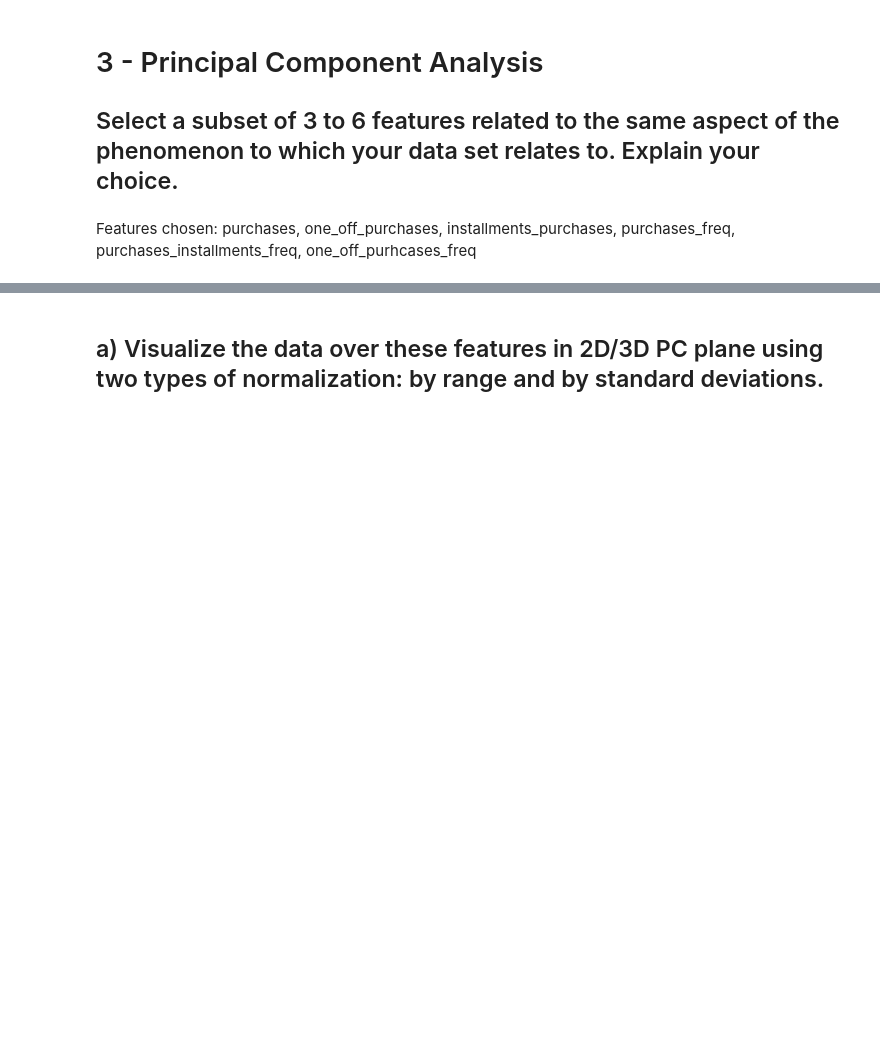
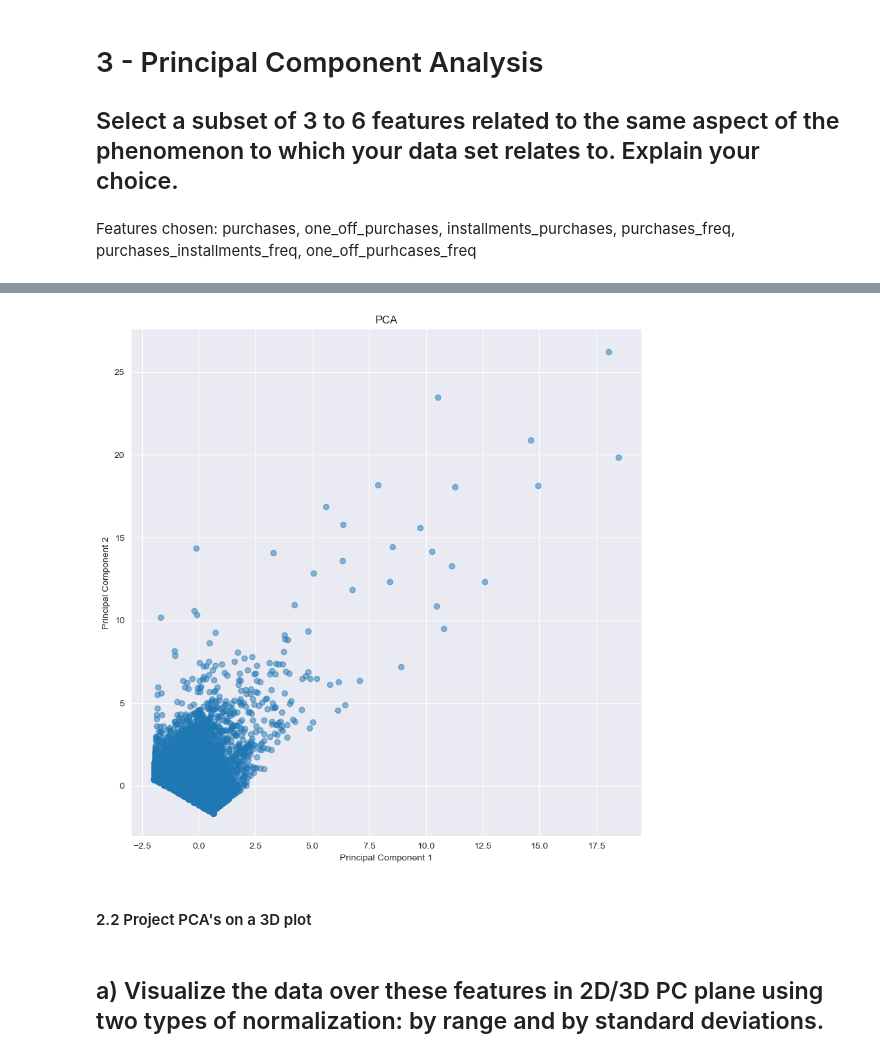
Before and after one commit to JoseDRomano/Credit-Card-Dataset-Clustering, a Jupyter notebook: PCA.ipynb, the cells around one changed output, grey strips where cells are left out. Saved outputs shown, nothing was run; the diff lists cells and outputs as text; code cells hidden in the pictures; blank space fills up the shorter version.

```diff
--- a/PCA.ipynb
+++ b/PCA.ipynb
@@ -78,0 +64,12 @@ X_normed
+# %%
+#Normalize data by Range
+means = data.mean(axis=0)
+Rmax = data.max(axis=0)
+Rmin = data.min(axis=0)
+
+X_normed_range = (data - means) / (Rmax - Rmin)
+
+#normalize data using z-score
+X = data.values
+scaler = StandardScaler()
+X_normed_zscore = scaler.fit_transform(X)
@@ -78,0 +81,15 @@ X_normed
+# %%
+## Covariance matrix of the normalized data
+cov_matrix = np.cov(X_normed_zscore.T)
+
+## Obtain the eingenvalues and eingenvectors of covariance matrix
+# The eigenvalues are not necessarily ordered
+eigenvalues, eigenvectors = np.linalg.eig(cov_matrix)
+
+# order descendingly by largest eigenvalue
+order = np.argsort((np.argsort(eigenvalues) * -1))
+eigenvalues = eigenvalues[order]
+eigenvectors = eigenvectors[:,order]
+
+print('Eigenvectors \n%s' %eigenvectors)
+print('\nEigenvalues \n%s' %eigenvalues)
@@ -78,0 +114,4 @@ X_normed
+# %%
+# generate PCA component space (PCA scores)
+pc = np.dot(X_normed_zscore, eigenvectors)
+pc
@@ -79,3 +132,15 @@ X_normed
+# %%
+#plotting the PCA
+plt.figure(figsize=(10,10))
+plt.scatter(pc[:,0], pc[:,1], alpha=0.5)
+plt.xlabel('Principal Component 1')
+plt.ylabel('Principal Component 2')
+plt.title('PCA')
+plt.show()
+# %% [output]
+[figure, added]
+# %% [markdown]
+#### 2.2 Project PCA's on a 3D plot
 # %% [markdown]
 ## a)  Visualize the data over these features in 2D/3D PC plane using two types of normalization: by range and by standard deviations.
 # %% [markdown]
```
Also changed, not shown: parts of 14 cells of this notebook, 3 other files.
